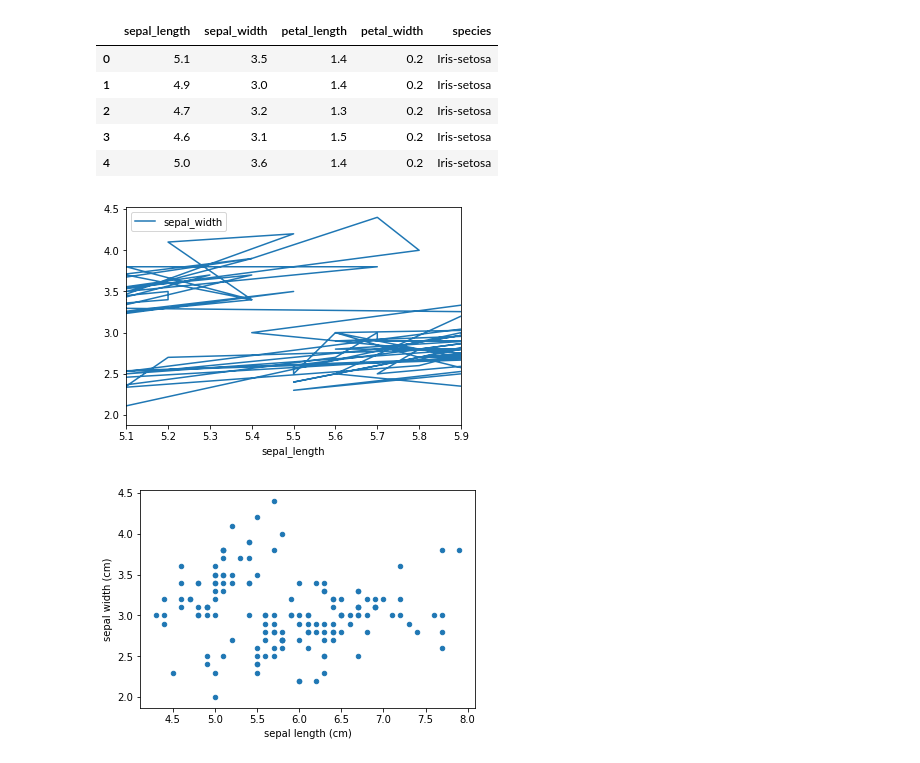
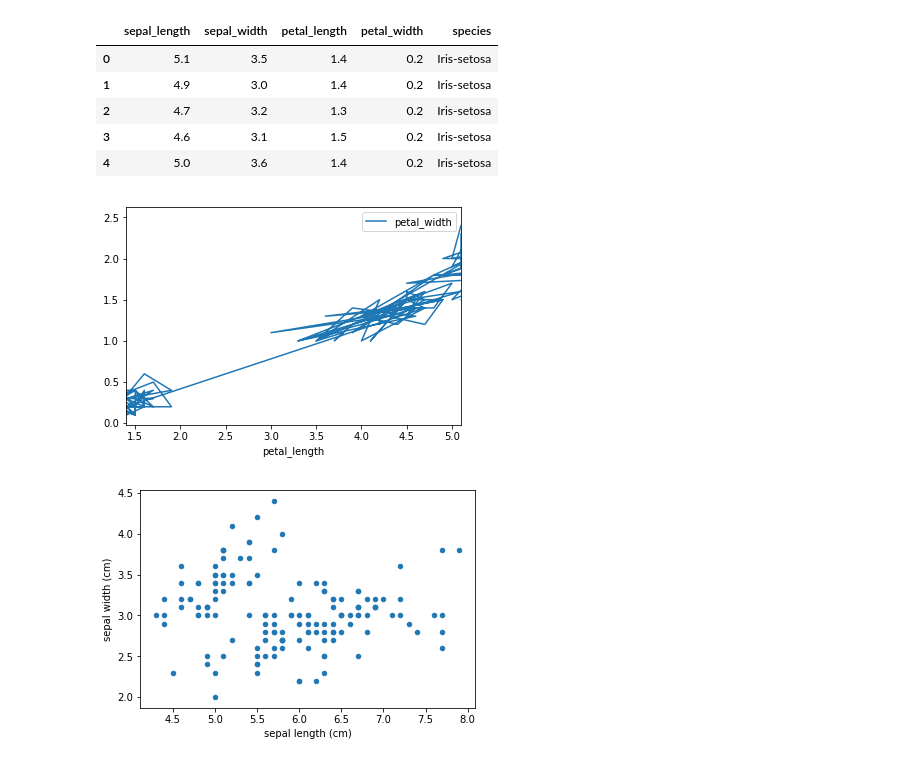
Before and after one commit to jc7qx/pylearning, a Jupyter notebook: dataExploratory.ipynb, the cells around one changed output. Drawn from its saved outputs; the diff is of its cells as text; code cells hidden in the pictures.

```diff
--- a/dataExploratory.ipynb
+++ b/dataExploratory.ipynb
@@ -50,10 +48,10 @@ iris.head()
 | 4 | 5.0 | 3.6 | 1.4 | 0.2 | Iris-setosa |
 # %%
 # 折線圖
-iris.plot(x='sepal_length', y='sepal_width') #一團亂無法看出什麼？
+iris.plot(x=['petal_length'], y=['petal_width']) #一團亂無法看出什麼？
 plt.show()
 # %% [output]
-[figure, old version]
+[figure, new version]
 # %%
 # 散佈圖 scatter plot
 iris.plot(x='sepal_length', y='sepal_width', kind='scatter')
```
Also changed, not shown: parts of 14 cells of this notebook, 6 other files.
